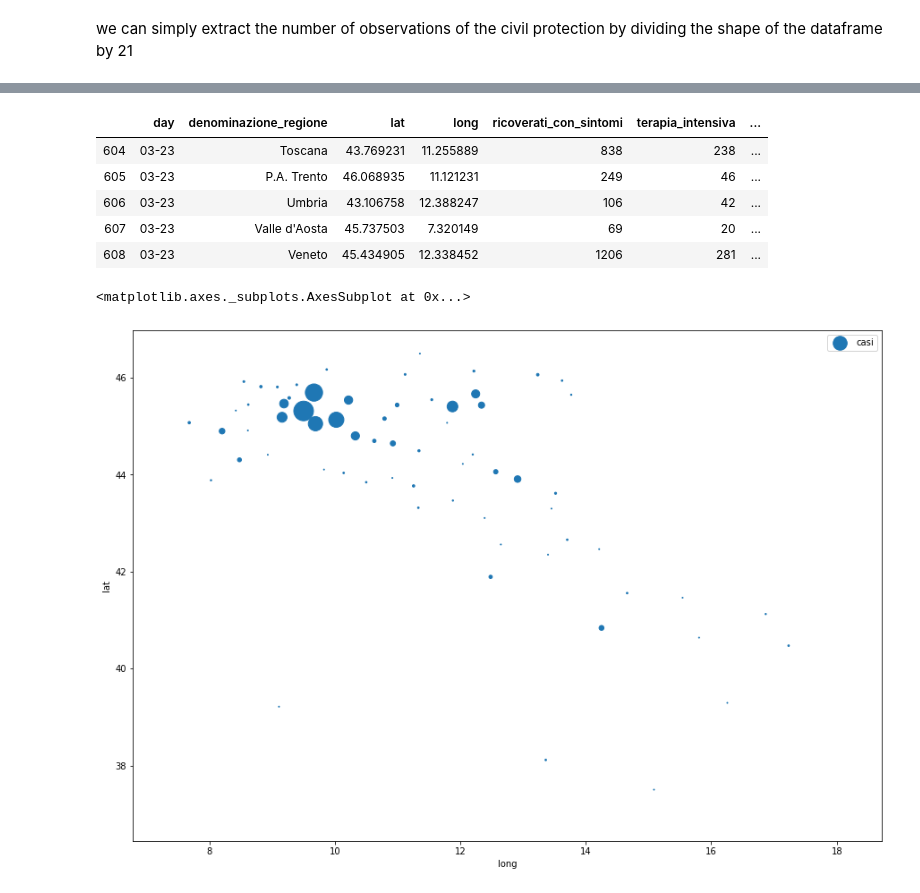
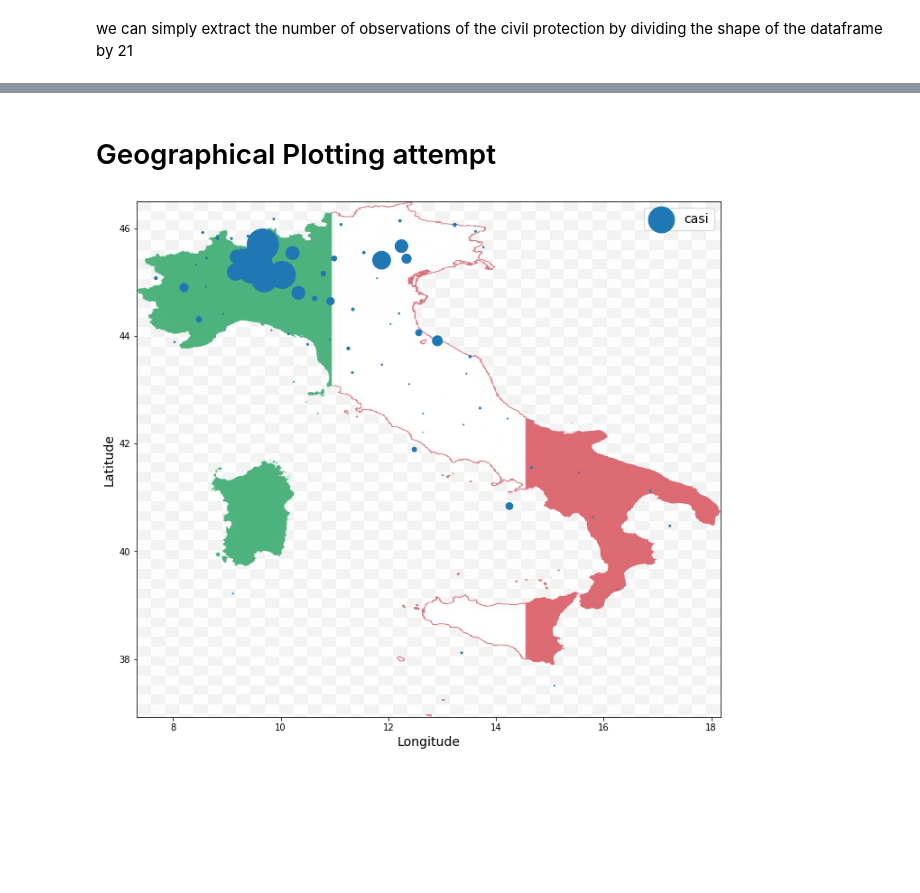
Before and after one commit to simonegiancola09/covid-19-Analysis, a Jupyter notebook: Covid.ipynb, the cells around one changed output, grey strips where cells are left out. Drawn from its saved outputs; the diff is of its cells as text; code cells hidden in the pictures; blank space fills up the shorter version.

```diff
--- a/Covid.ipynb
+++ b/Covid.ipynb
@@ -36,7 +56,3 @@ def fetch_dati_nazione(nazione_url=COVID_NAZIONE_URL, nazione_path=COVID_PATH):
 def load_dati_nazione(nazione_path=COVID_PATH):
     csv_path=os.path.join(nazione_path, "nazione.csv")
     return pd.read_csv(csv_path)
-# %%
-fetch_dati_nazione()
-nazione=load_dati_nazione()
-nazione.tail()
@@ -50,4 +58,0 @@ nazione.tail()
-# %%
-fetch_dati_regione()
-regioni=load_dati_regione()
-regioni.head()
@@ -61,5 +58,0 @@ regioni.head()
-# %%
-fetch_dati_provincia()
-province=load_dati_provincia()
-province.tail()
-#province.iloc[[3585]]
@@ -381,22 +218,22 @@ temp
-# %%
-regioni.tail()
-# %% [output]
-|  | day | denominazione_regione | lat | long | ricoverati_con_sintomi | terapia_intensiva | ... |
-| 604 | 03-23 | Toscana | 43.769231 | 11.255889 | 838 | 238 | ... |
-| 605 | 03-23 | P.A. Trento | 46.068935 | 11.121231 | 249 | 46 | ... |
-| 606 | 03-23 | Umbria | 43.106758 | 12.388247 | 106 | 42 | ... |
-| 607 | 03-23 | Valle d'Aosta | 45.737503 | 7.320149 | 69 | 20 | ... |
-| 608 | 03-23 | Veneto | 45.434905 | 12.338452 | 1206 | 281 | ... |
+# %% [markdown]
+# Geographical Plotting attempt
 # %%
 prov_today=get_giorno(province, "03-03")
 prov_today=prov_today.reset_index(drop=True)
 
 inds=np.flatnonzero(prov_today["lat"]==0)
 prov_today = prov_today.drop(inds, axis=0)
 
-prov_today.plot(kind='scatter', x="long", y="lat", alpha=1,
-     s=prov_today["totale_casi"], label="casi", figsize=(15,10.5))
-#plt.legend()
+import matplotlib.image as mpimg
+italy_img=mpimg.imread('/Users/admin/Desktop/regions-of-italy-italian-empire-vector-map-png-favpng-HN9ySTV4wneV0n2Wsp0beqddp.jpg')
+
+
+ax=prov_today.plot(kind='scatter', x="long", y="lat", alpha=1,
+     s=prov_today["totale_casi"]**1.2, label="casi", figsize=(15,10.5))
+plt.imshow(italy_img,extent=[min(prov_today['long']),max(prov_today['long']),min(prov_today['lat']),max(prov_today['lat'])],alpha=0.7, cmap=plt.get_cmap("jet"))
+plt.xlabel('Longitude',fontsize=14)
+plt.ylabel('Latitude',fontsize=14)
+plt.legend(fontsize=14,loc='best')
+plt.show()
 # %% [output]
-<matplotlib.axes._subplots.AxesSubplot at 0x...>
-[figure, old version]
+[figure, new version]
```
Also changed, not shown: parts of 39 cells of this notebook.
